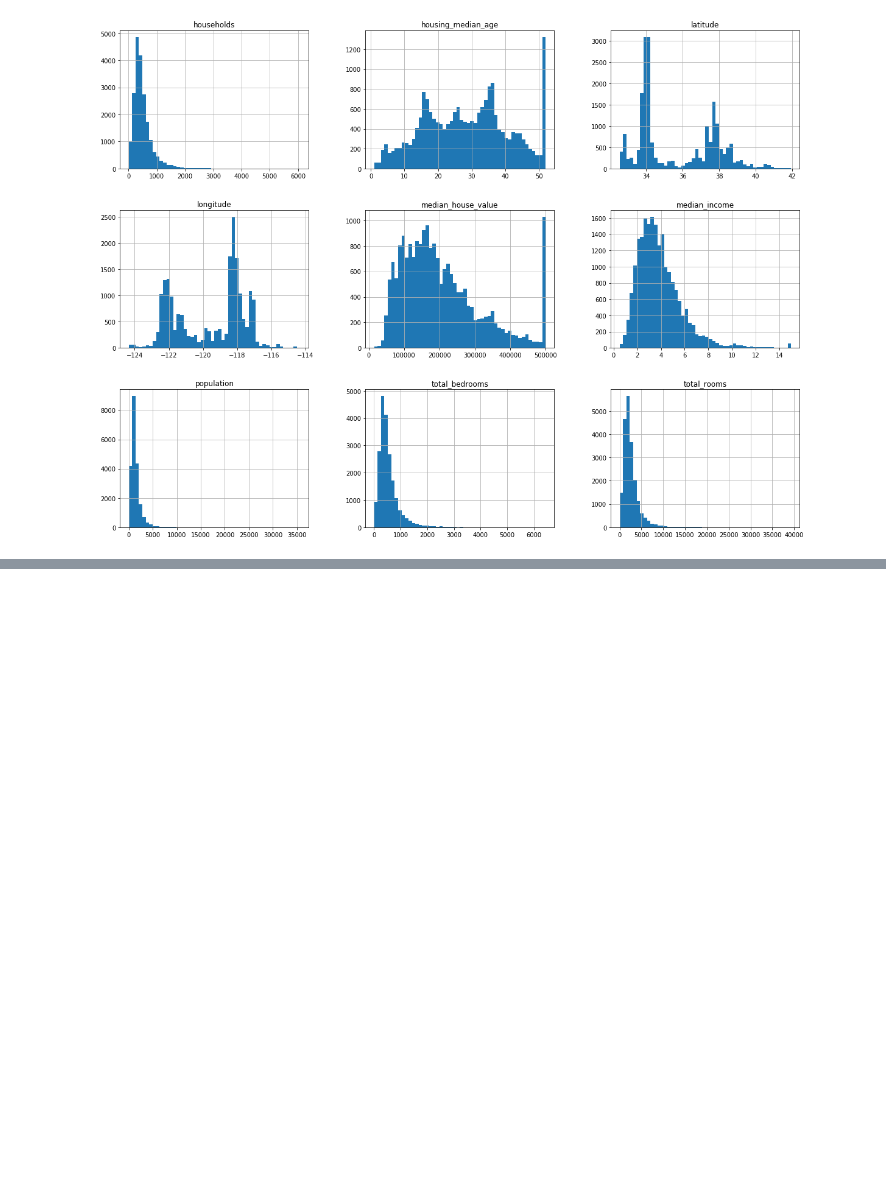
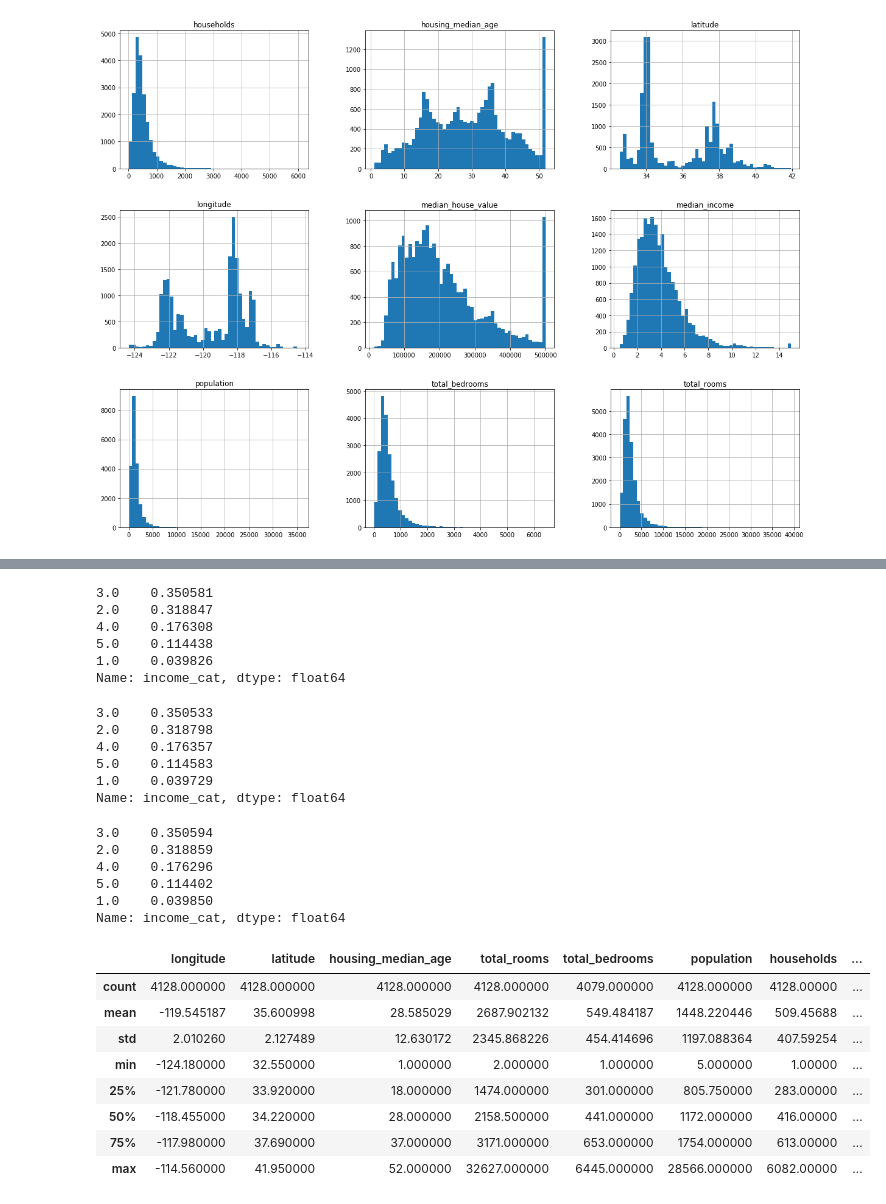
Before and after one commit to liyapo/Housing-Prices-CA, a Jupyter notebook: House Prices CA.ipynb, the cells around one changed output, grey strips where cells are left out. Drawn from its saved outputs; the diff is of its cells as text; code cells hidden in the pictures; blank space fills up the shorter version.

```diff
--- a/House Prices CA.ipynb
+++ b/House Prices CA.ipynb
@@ -61,0 +87,41 @@ plt.show()
+# %%
+df["income_cat"].value_counts() / len(df)
+# %% [output]
+3.0    0.350581
+2.0    0.318847
+4.0    0.176308
+5.0    0.114438
+1.0    0.039826
+Name: income_cat, dtype: float64
+# %%
+strat_test_set["income_cat"].value_counts() / len(strat_test_set)
+# %% [output]
+3.0    0.350533
+2.0    0.318798
+4.0    0.176357
+5.0    0.114583
+1.0    0.039729
+Name: income_cat, dtype: float64
+# %%
+strat_train_set["income_cat"].value_counts() / len(strat_train_set)
+# %% [output]
+3.0    0.350594
+2.0    0.318859
+4.0    0.176296
+5.0    0.114402
+1.0    0.039850
+Name: income_cat, dtype: float64
+# %%
+for set in (strat_train_set, strat_test_set):
+    set.drop(["income_cat"], axis=1, inplace=True)
+strat_test_set.describe()
+# %% [output]
+|  | longitude | latitude | housing_median_age | total_rooms | total_bedrooms | population | households | ... |
+| count | 4128.000000 | 4128.000000 | 4128.000000 | 4128.000000 | 4079.000000 | 4128.000000 | 4128.00000 | ... |
+| mean | -119.545187 | 35.600998 | 28.585029 | 2687.902132 | 549.484187 | 1448.220446 | 509.45688 | ... |
+| std | 2.010260 | 2.127489 | 12.630172 | 2345.868226 | 454.414696 | 1197.088364 | 407.59254 | ... |
+| min | -124.180000 | 32.550000 | 1.000000 | 2.000000 | 1.000000 | 5.000000 | 1.00000 | ... |
+| 25% | -121.780000 | 33.920000 | 18.000000 | 1474.000000 | 301.000000 | 805.750000 | 283.00000 | ... |
+| 50% | -118.455000 | 34.220000 | 28.000000 | 2158.500000 | 441.000000 | 1172.000000 | 416.00000 | ... |
+| 75% | -117.980000 | 37.690000 | 37.000000 | 3171.000000 | 653.000000 | 1754.000000 | 613.00000 | ... |
+| max | -114.560000 | 41.950000 | 52.000000 | 32627.000000 | 6445.000000 | 28566.000000 | 6082.00000 | ... |
```
Also changed, not shown: parts of 10 cells of this notebook.
